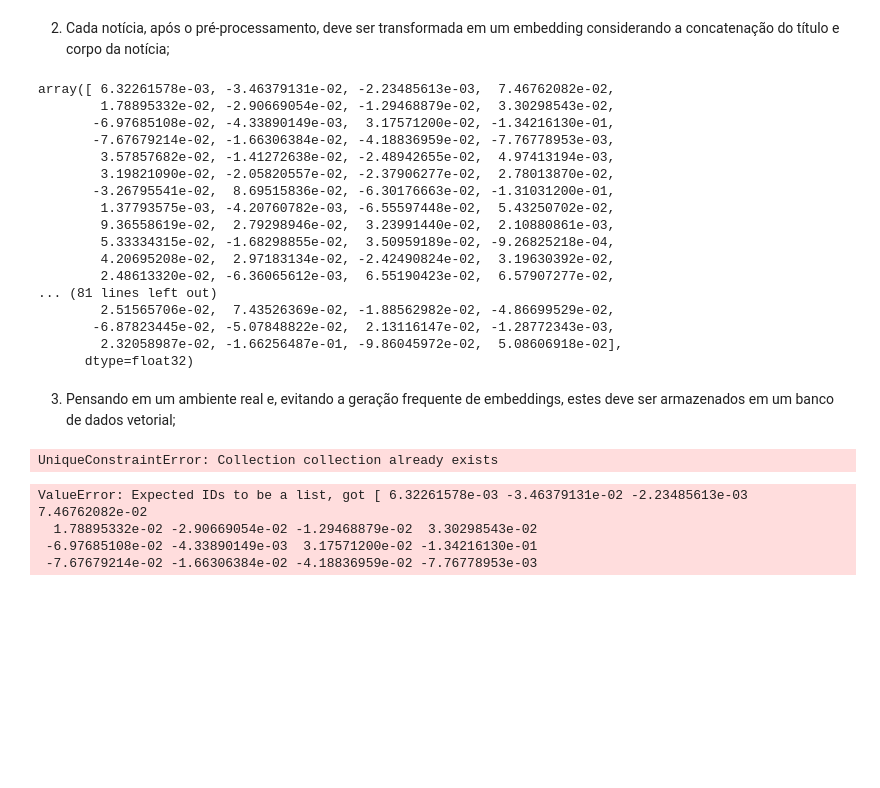
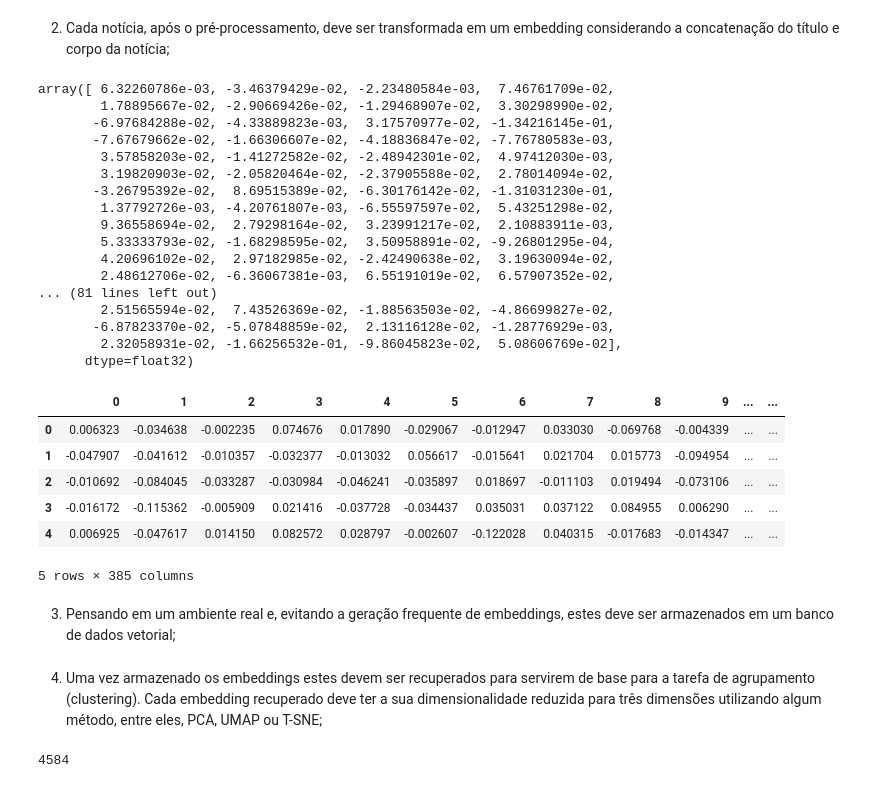
Before and after one commit to nicolascechinel/DataScience_class, a Jupyter notebook: atividades/Avaliacao II/Avaliacao_II.ipynb, the cells around one changed output. Saved outputs shown, nothing was run; the diff lists cells and outputs as text; code cells hidden in the pictures; blank space fills up the shorter version.

```diff
--- a/atividades/Avaliacao II/Avaliacao_II.ipynb
+++ b/atividades/Avaliacao II/Avaliacao_II.ipynb
@@ -146,45 +151,38 @@ def embedding_all_news(df):
 
 # Gera o embedding de todas as notícias
 embeddings = embedding_all_news(df)
-embeddings[0]
 # %% [output]
-array([ 6.32261578e-03, -3.46379131e-02, -2.23485613e-03,  7.46762082e-02,
-        1.78895332e-02, -2.90669054e-02, -1.29468879e-02,  3.30298543e-02,
-       -6.97685108e-02, -4.33890149e-03,  3.17571200e-02, -1.34216130e-01,
-       -7.67679214e-02, -1.66306384e-02, -4.18836959e-02, -7.76778953e-03,
-        3.57857682e-02, -1.41272638e-02, -2.48942655e-02,  4.97413194e-03,
-        3.19821090e-02, -2.05820557e-02, -2.37906277e-02,  2.78013870e-02,
-       -3.26795541e-02,  8.69515836e-02, -6.30176663e-02, -1.31031200e-01,
-        1.37793575e-03, -4.20760782e-03, -6.55597448e-02,  5.43250702e-02,
-        9.36558619e-02,  2.79298946e-02,  3.23991440e-02,  2.10880861e-03,
-        5.33334315e-02, -1.68298855e-02,  3.50959189e-02, -9.26825218e-04,
-        4.20695208e-02,  2.97183134e-02, -2.42490824e-02,  3.19630392e-02,
-        2.48613320e-02, -6.36065612e-03,  6.55190423e-02,  6.57907277e-02,
+array([ 6.32260786e-03, -3.46379429e-02, -2.23480584e-03,  7.46761709e-02,
+        1.78895667e-02, -2.90669426e-02, -1.29468907e-02,  3.30298990e-02,
+       -6.97684288e-02, -4.33889823e-03,  3.17570977e-02, -1.34216145e-01,
+       -7.67679662e-02, -1.66306607e-02, -4.18836847e-02, -7.76780583e-03,
+        3.57858203e-02, -1.41272582e-02, -2.48942301e-02,  4.97412030e-03,
+        3.19820903e-02, -2.05820464e-02, -2.37905588e-02,  2.78014094e-02,
+       -3.26795392e-02,  8.69515389e-02, -6.30176142e-02, -1.31031230e-01,
+        1.37792726e-03, -4.20761807e-03, -6.55597597e-02,  5.43251298e-02,
+        9.36558694e-02,  2.79298164e-02,  3.23991217e-02,  2.10883911e-03,
+        5.33333793e-02, -1.68298595e-02,  3.50958891e-02, -9.26801295e-04,
+        4.20696102e-02,  2.97182985e-02, -2.42490638e-02,  3.19630094e-02,
+        2.48612706e-02, -6.36067381e-03,  6.55191019e-02,  6.57907352e-02,
 ... (81 lines left out)
-        2.51565706e-02,  7.43526369e-02, -1.88562982e-02, -4.86699529e-02,
-       -6.87823445e-02, -5.07848822e-02,  2.13116147e-02, -1.28772343e-03,
-        2.32058987e-02, -1.66256487e-01, -9.86045972e-02,  5.08606918e-02],
+        2.51565594e-02,  7.43526369e-02, -1.88563503e-02, -4.86699827e-02,
+       -6.87823370e-02, -5.07848859e-02,  2.13116128e-02, -1.28776929e-03,
+        2.32058931e-02, -1.66256532e-01, -9.86045823e-02,  5.08606769e-02],
       dtype=float32)
+# %%
+df_embeddings_ids_news = pd.DataFrame(embeddings)
+df_embeddings_ids_news['id'] = df_embeddings_ids_news.index
+# %% [output]
+|  | 0 | 1 | 2 | 3 | 4 | 5 | 6 | 7 | 8 | 9 | ... | ... |
+| 0 | 0.006323 | -0.034638 | -0.002235 | 0.074676 | 0.017890 | -0.029067 | -0.012947 | 0.033030 | -0.069768 | -0.004339 | ... | ... |
+| 1 | -0.047907 | -0.041612 | -0.010357 | -0.032377 | -0.013032 | 0.056617 | -0.015641 | 0.021704 | 0.015773 | -0.094954 | ... | ... |
+| 2 | -0.010692 | -0.084045 | -0.033287 | -0.030984 | -0.046241 | -0.035897 | 0.018697 | -0.011103 | 0.019494 | -0.073106 | ... | ... |
+| 3 | -0.016172 | -0.115362 | -0.005909 | 0.021416 | -0.037728 | -0.034437 | 0.035031 | 0.037122 | 0.084955 | 0.006290 | ... | ... |
+| 4 | 0.006925 | -0.047617 | 0.014150 | 0.082572 | 0.028797 | -0.002607 | -0.122028 | 0.040315 | -0.017683 | -0.014347 | ... | ... |
+5 rows × 385 columns
 # %% [markdown]
 3) Pensando em um ambiente real e, evitando a geração frequente de embeddings, estes deve ser armazenados em um banco de dados vetorial;
 # %%
 # Cria uma instância do ChromaDB
-client = chromadb.PersistentClient(path="/workspaces/DataScience_class/database")
+client = chromadb.PersistentClient(path="/workspaces/DataScience_class/atividades/Avaliacao II/database")
 collection = client.create_collection("collection")
-# %% [output]
-UniqueConstraintError: Collection collection already exists
-# %%
-# inserir o id, o embedding e o texto da notícia no ChromaDB
-for index, row in df.iterrows():
-  # Gera o embedding da notícia
-  embedding = embeddings[index]
-  # Insere o documento no ChromaDB
-  collection.add({
-      ids= [index],
-      embeddings= embedding
-  })
-# %% [output]
-ValueError: Expected IDs to be a list, got [ 6.32261578e-03 -3.46379131e-02 -2.23485613e-03  7.46762082e-02
-  1.78895332e-02 -2.90669054e-02 -1.29468879e-02  3.30298543e-02
- -6.97685108e-02 -4.33890149e-03  3.17571200e-02 -1.34216130e-01
- -7.67679214e-02 -1.66306384e-02 -4.18836959e-02 -7.76778953e-03
@@ -190,0 +205,7 @@ ValueError: Expected IDs to be a list, got [ 6.32261578e-03 -3.46379131e-02 -2.2
+# %% [markdown]
+4) Uma vez armazenado os embeddings estes devem ser recuperados para servirem de base para a tarefa de agrupamento (clustering). Cada embedding recuperado deve ter a sua dimensionalidade reduzida para três dimensões utilizando algum método, entre eles, PCA, UMAP ou T-SNE;
+# %%
+#Uma vez armazenado os embeddings estes devem ser recuperados para servirem de base para a tarefa de agrupamento (clustering). Cada embedding recuperado deve ter a sua dimensionalidade reduzida para três dimensões utilizando algum método, entre eles, PCA, UMAP ou T-SNE;
+collection.count()
+# %% [output]
+4584
```
Also changed, not shown: parts of 9 cells of this notebook.
